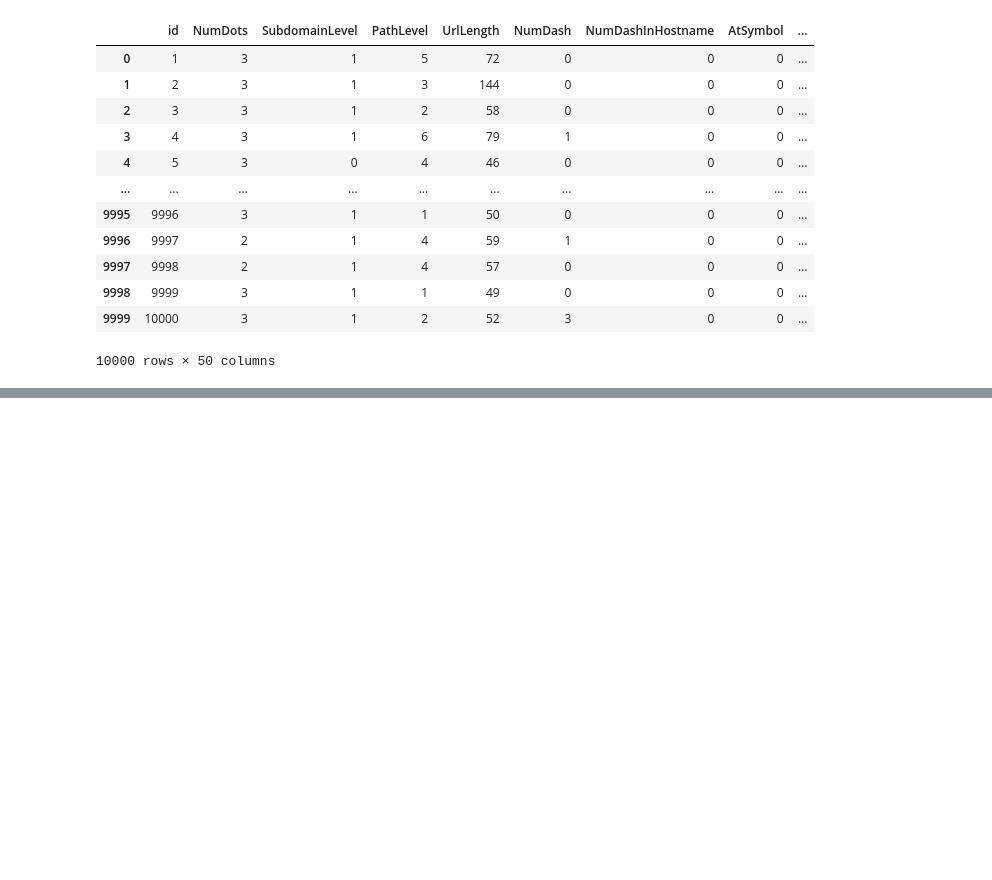
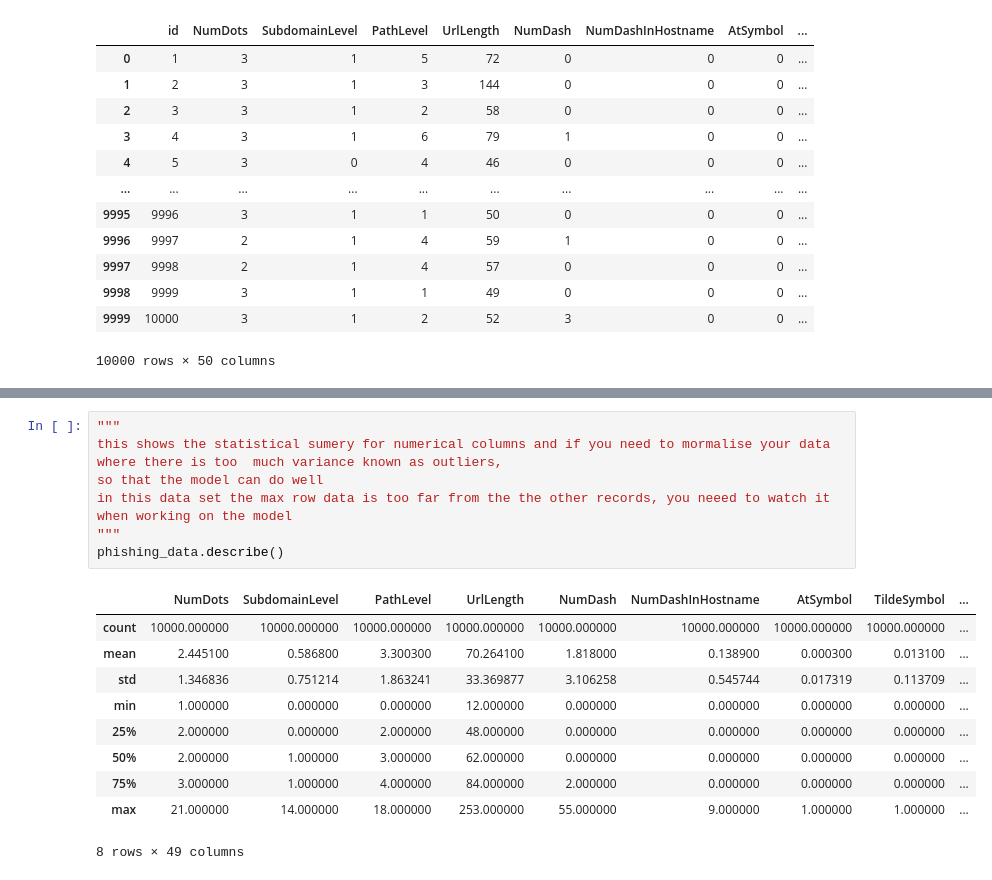
Before and after one commit to Ogierumua/phishing-website-project, a Jupyter notebook: Phishing_website.ipynb, the cells around one changed output, grey strips where cells are left out. Saved outputs shown, nothing was run; the diff lists cells and outputs as text; blank space fills up the shorter version.

```diff
--- a/Phishing_website.ipynb
+++ b/Phishing_website.ipynb
@@ -86,0 +169,18 @@ phishing_data
+# %%
+"""
+this shows the statistical sumery for numerical columns and if you need to mormalise your data where there is too  much variance known as outliers,
+so that the model can do well
+in this data set the max row data is too far from the the other records, you neeed to watch it when working on the model
+"""
+phishing_data.describe()
+# %% [output]
+|  | NumDots | SubdomainLevel | PathLevel | UrlLength | NumDash | NumDashInHostname | AtSymbol | TildeSymbol | ... |
+| count | 10000.000000 | 10000.000000 | 10000.000000 | 10000.000000 | 10000.000000 | 10000.000000 | 10000.000000 | 10000.000000 | ... |
+| mean | 2.445100 | 0.586800 | 3.300300 | 70.264100 | 1.818000 | 0.138900 | 0.000300 | 0.013100 | ... |
+| std | 1.346836 | 0.751214 | 1.863241 | 33.369877 | 3.106258 | 0.545744 | 0.017319 | 0.113709 | ... |
+| min | 1.000000 | 0.000000 | 0.000000 | 12.000000 | 0.000000 | 0.000000 | 0.000000 | 0.000000 | ... |
+| 25% | 2.000000 | 0.000000 | 2.000000 | 48.000000 | 0.000000 | 0.000000 | 0.000000 | 0.000000 | ... |
+| 50% | 2.000000 | 1.000000 | 3.000000 | 62.000000 | 0.000000 | 0.000000 | 0.000000 | 0.000000 | ... |
+| 75% | 3.000000 | 1.000000 | 4.000000 | 84.000000 | 2.000000 | 0.000000 | 0.000000 | 0.000000 | ... |
+| max | 21.000000 | 14.000000 | 18.000000 | 253.000000 | 55.000000 | 9.000000 | 1.000000 | 1.000000 | ... |
+8 rows × 49 columns
```
Also changed, not shown: parts of 10 cells of this notebook.
